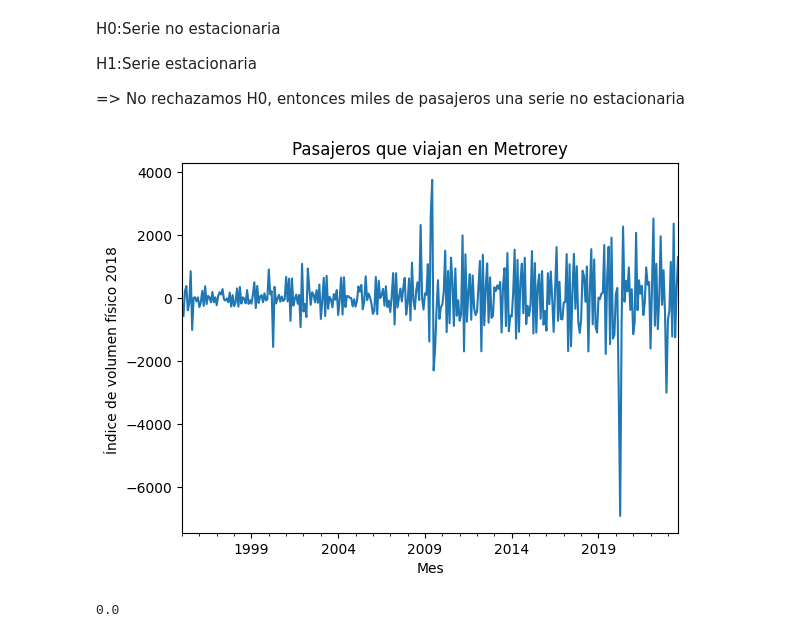
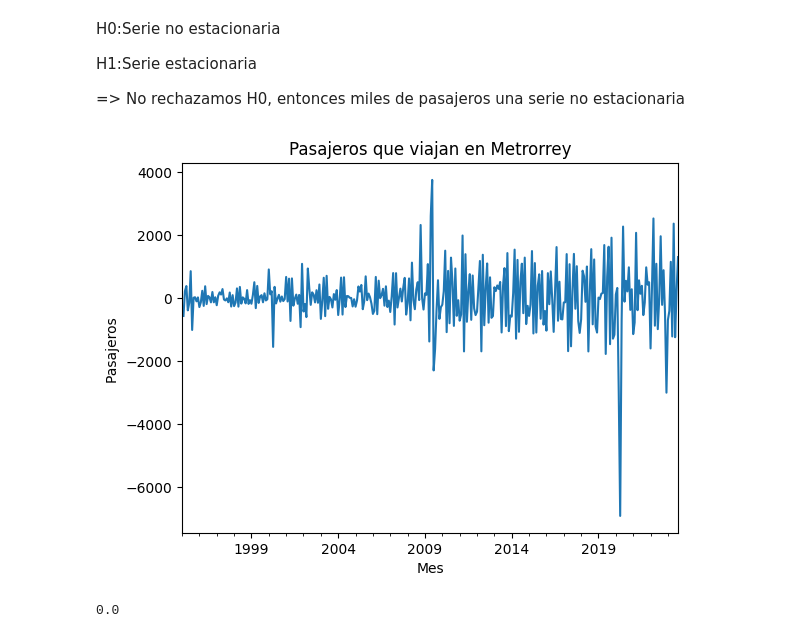
Before and after one commit to IvRodco/EstadisticaAplicasa_1899843, a Jupyter notebook: 3erParcial__ILRA_1899843_EAG41_nov2023.ipynb, the cells around one changed output. Saved outputs shown, nothing was run; the diff lists cells and outputs as text; code cells hidden in the pictures.

```diff
--- a/3erParcial__ILRA_1899843_EAG41_nov2023.ipynb
+++ b/3erParcial__ILRA_1899843_EAG41_nov2023.ipynb
@@ -275,10 +291,10 @@ pasajeros['miles de pasajeros diff']=pasajeros['miles de pasajeros'].diff()
 # %%
 #Grafica primeras diferencias
 pasajeros['miles de pasajeros diff'].plot()
-plt.title('Pasajeros que viajan en Metrorey')
+plt.title('Pasajeros que viajan en Metrorrey')
 plt.xlabel('Mes')
-plt.ylabel('Índice de volumen físico 2018 ')
+plt.ylabel('Pasajeros ')
 plt.show();
 # %% [output]
-[figure, old version]
+[figure, new version]
 # %%
```
Also changed, not shown: parts of 10 cells of this notebook.
